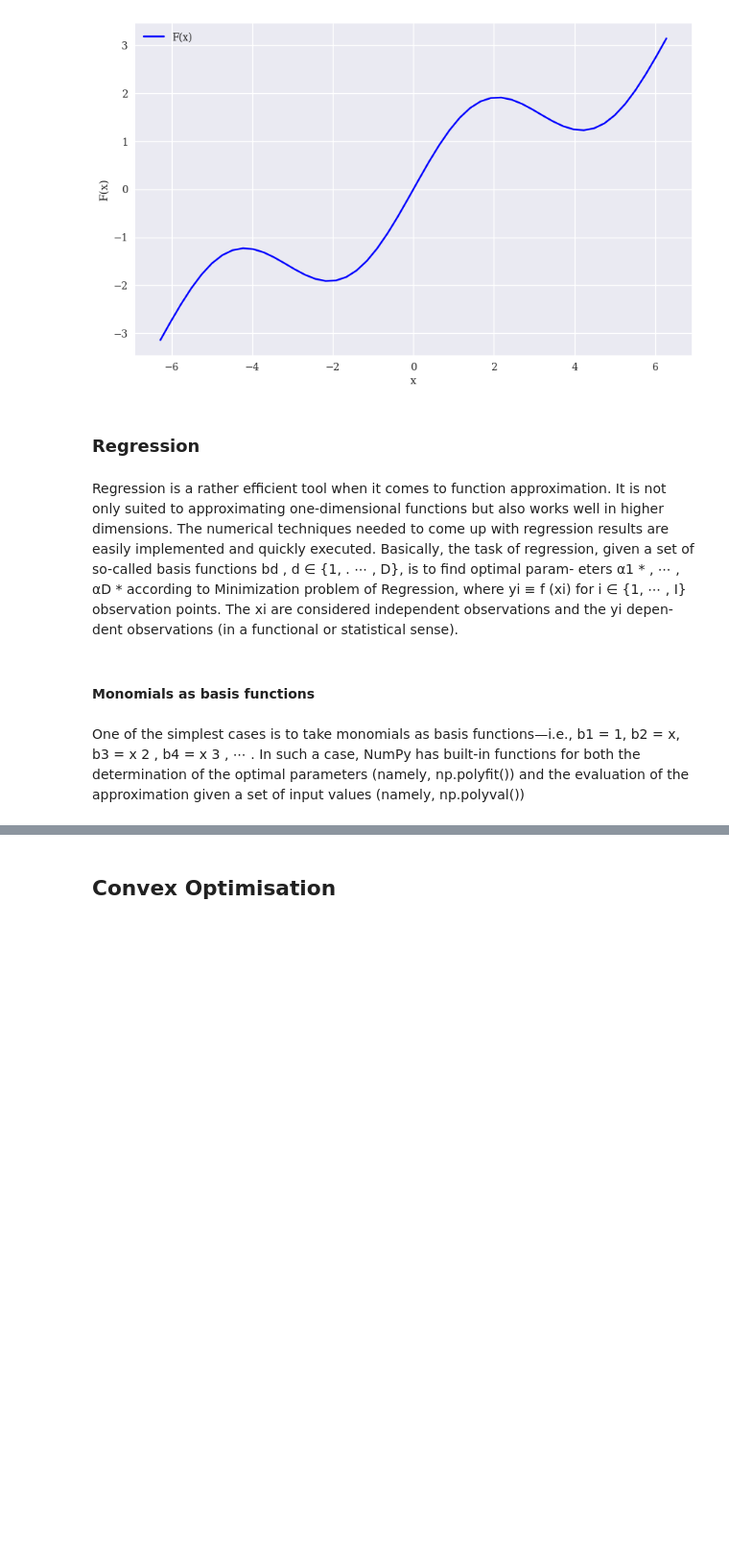
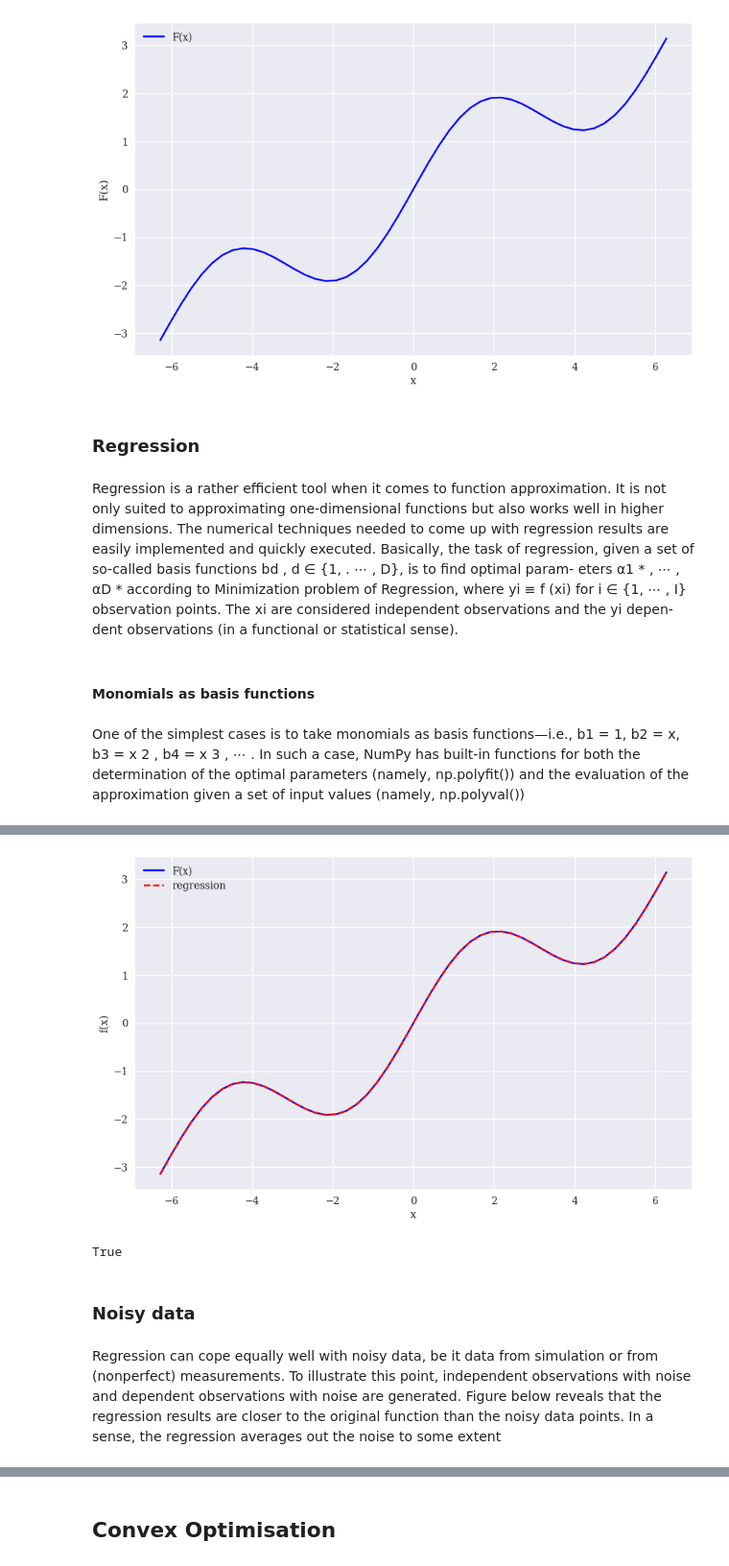
Before and after one commit to V-iitian/Algorithmic-Trading, a Jupyter notebook: Python for Finance/Chapter10Mathematicaltools.ipynb, the cells around one changed output, grey strips where cells are left out. Shown at 96% size. Cells and saved outputs as stored; diff of their text form; code cells hidden in the pictures; blank space fills up the shorter version.

```diff
--- a/Python for Finance/Chapter10Mathematicaltools.ipynb
+++ b/Python for Finance/Chapter10Mathematicaltools.ipynb
@@ -94,0 +177,21 @@ create_plot([x,x],[f(x),ry],['b','r--'],['F(x)','regression'],['x','F(x)'])
+# %%
+matrix[3,:] = np.sin(x)
+# %%
+reg = np.linalg.lstsq(matrix.T,f(x),rcond=None)[0]
+# %%
+ry = np.dot(reg,matrix)
+create_plot([x,x],[f(x),ry],['b','r--'],['F(x)','regression'],['x','f(x)'])
+# %% [output]
+[figure, added]
+# %%
+np.allclose(f(x),ry)
+# %% [output]
+True
+# %% [markdown]
+### Noisy data
+# %% [markdown]
+Regression can cope equally well with noisy data, be it data from simulation or from
+(nonperfect) measurements. To illustrate this point, independent observations with
+noise and dependent observations with noise are generated. Figure below reveals that
+the regression results are closer to the original function than the noisy data points. In
+a sense, the regression averages out the noise to some extent
```
Also changed, not shown: parts of 59 cells of this notebook, 1 other file.
